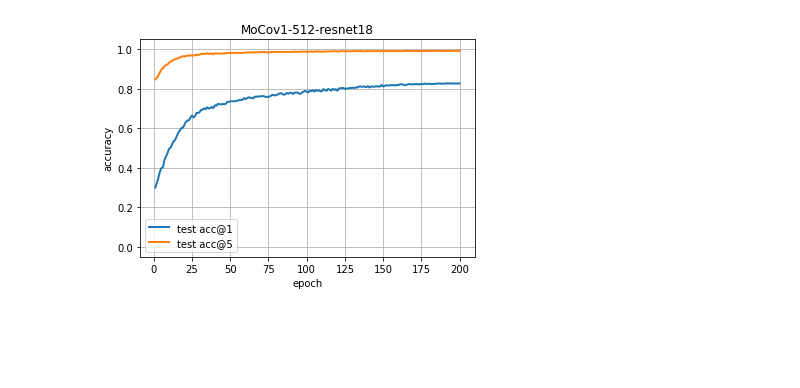
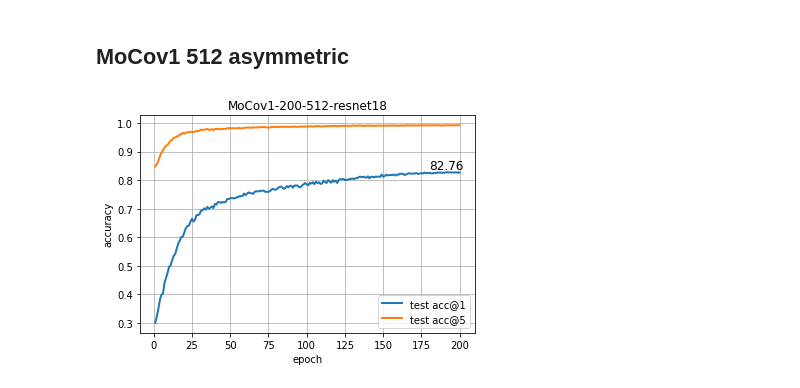
Before and after one commit to Cheng-Chen-NYU/cssl, a Jupyter notebook: illustrate.ipynb, the cells around one changed output. Drawn from its saved outputs; the diff is of its cells as text; code cells hidden in the pictures; blank space fills up the shorter version.

```diff
--- a/illustrate.ipynb
+++ b/illustrate.ipynb
@@ -5,8 +5,10 @@ import matplotlib.pyplot as plt
 def plot(a, title):
     plt.plot(a.epoch, a['test_acc@1']/100., '-', linewidth=2, label='test acc@1')
     plt.plot(a.epoch, a['test_acc@5']/100., '-', linewidth=2, label='test acc@5')
+    idx = a['test_acc@1'].argmax()
+    acc = a['test_acc@1'].max()
+    plt.text(idx, acc/100., '%.2f'%acc, ha='center', va='bottom',fontsize=12)
     plt.title(title)
-    plt.ylim(-0.05, 1.05)
     plt.xlabel('epoch')
     plt.ylabel('accuracy')
     plt.grid(True)
@@ -60,6 +16,6 @@ m1
-# %%
-# 192: 82.76 / 99.19
-# 200: 82.68 / 99.20
-plot(m1, 'MoCov1-512-resnet18')
-# %% [output]
-[figure, removed]
+# %% [markdown]
+## MoCov1 512 asymmetric
+# %%
+plot(pd.read_csv('train_log/mocov1-200-512-resnet18/log.csv'), 'MoCov1-200-512-resnet18')
+# %% [output]
+[figure, added]
```
Also changed, not shown: parts of 21 cells of this notebook, 2 other files.
